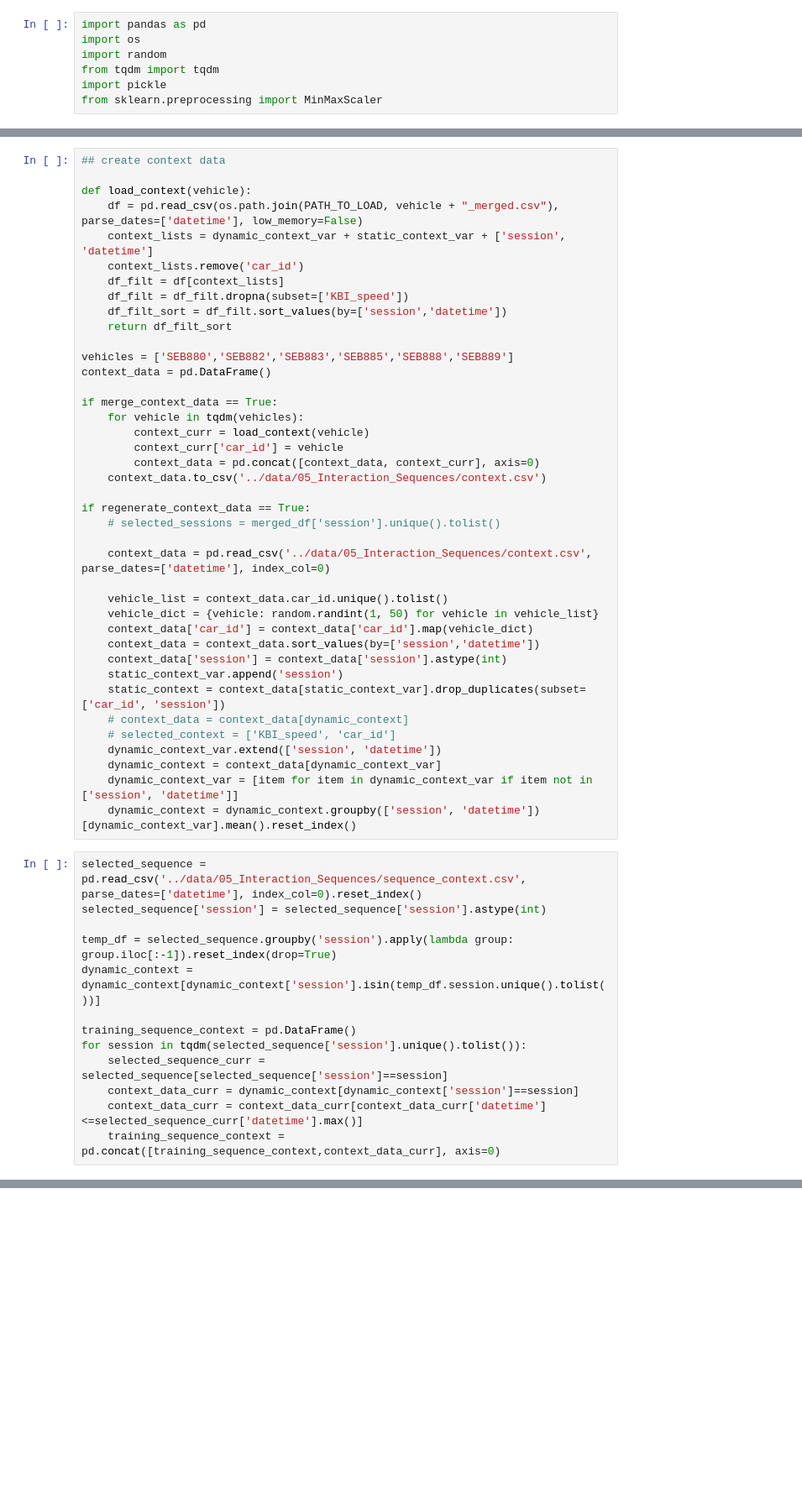
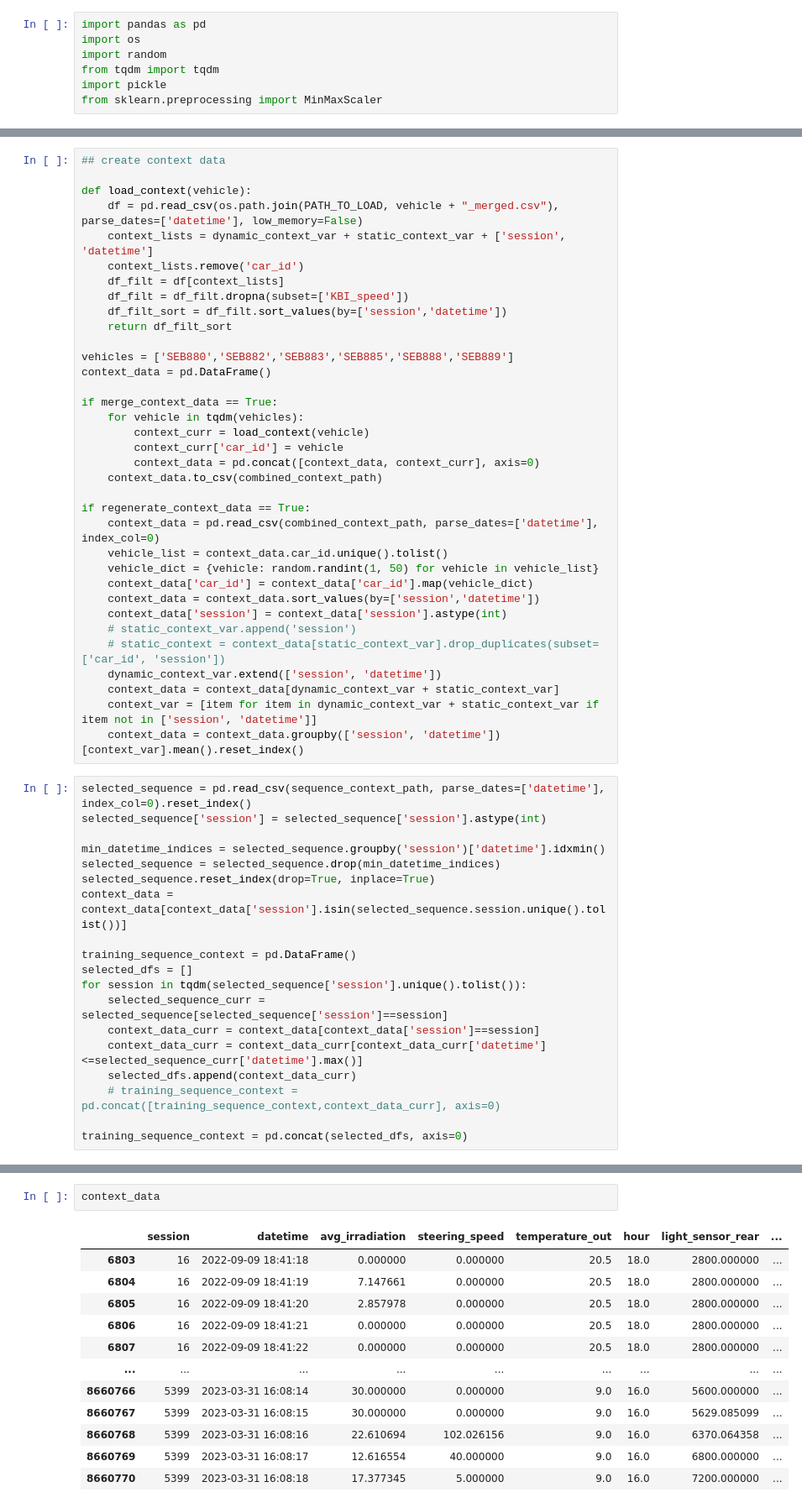
Before and after one commit to sreeragvn/CARSI-II-Master-Thesis-Context-Aware-Recsys, a Jupyter notebook: preprocessing/06_context.ipynb, the cells around one changed output, grey strips where cells are left out. Shown at 84% size. Cells and saved outputs as stored; diff of their text form; blank space fills up the shorter version.

```diff
--- a/preprocessing/06_context.ipynb
+++ b/preprocessing/06_context.ipynb
@@ -76,39 +84,40 @@ if merge_context_data == True:
         context_curr = load_context(vehicle)
         context_curr['car_id'] = vehicle
         context_data = pd.concat([context_data, context_curr], axis=0)
-    context_data.to_csv('../data/05_Interaction_Sequences/context.csv')
+    context_data.to_csv(combined_context_path)
 
 if regenerate_context_data == True:
-    # selected_sessions = merged_df['session'].unique().tolist()
-
-    context_data = pd.read_csv('../data/05_Interaction_Sequences/context.csv', parse_dates=['datetime'], index_col=0)
-
+    context_data = pd.read_csv(combined_context_path, parse_dates=['datetime'], index_col=0)
     vehicle_list = context_data.car_id.unique().tolist()
     vehicle_dict = {vehicle: random.randint(1, 50) for vehicle in vehicle_list}
     context_data['car_id'] = context_data['car_id'].map(vehicle_dict)
     context_data = context_data.sort_values(by=['session','datetime'])
     context_data['session'] = context_data['session'].astype(int)
-    static_context_var.append('session')
-    static_context = context_data[static_context_var].drop_duplicates(subset=['car_id', 'session'])
-    # context_data = context_data[dynamic_context]
-    # selected_context = ['KBI_speed', 'car_id']
+    # static_context_var.append('session')
+    # static_context = context_data[static_context_var].drop_duplicates(subset=['car_id', 'session'])
     dynamic_context_var.extend(['session', 'datetime'])
-    dynamic_context = context_data[dynamic_context_var]
-    dynamic_context_var = [item for item in dynamic_context_var if item not in ['session', 'datetime']]
-    dynamic_context = dynamic_context.groupby(['session', 'datetime'])[dynamic_context_var].mean().reset_index()
+    context_data = context_data[dynamic_context_var + static_context_var]
+    context_var = [item for item in dynamic_context_var + static_context_var if item not in ['session', 'datetime']]
+    context_data = context_data.groupby(['session', 'datetime'])[context_var].mean().reset_index()
 # %%
-selected_sequence = pd.read_csv('../data/05_Interaction_Sequences/sequence_context.csv', parse_dates=['datetime'], index_col=0).reset_index()
+selected_sequence = pd.read_csv(sequence_context_path, parse_dates=['datetime'], index_col=0).reset_index()
 selected_sequence['session'] = selected_sequence['session'].astype(int)
 
-temp_df = selected_sequence.groupby('session').apply(lambda group: group.iloc[:-1]).reset_index(drop=True)
-dynamic_context = dynamic_context[dynamic_context['session'].isin(temp_df.session.unique().tolist())]
+min_datetime_indices = selected_sequence.groupby('session')['datetime'].idxmin()
+selected_sequence = selected_sequence.drop(min_datetime_indices)
+selected_sequence.reset_index(drop=True, inplace=True)
+context_data = context_data[context_data['session'].isin(selected_sequence.session.unique().tolist())]
 
 training_sequence_context = pd.DataFrame()
+selected_dfs = []
 for session in tqdm(selected_sequence['session'].unique().tolist()):
     selected_sequence_curr = selected_sequence[selected_sequence['session']==session]
-    context_data_curr = dynamic_context[dynamic_context['session']==session]
+    context_data_curr = context_data[context_data['session']==session]
     context_data_curr = context_data_curr[context_data_curr['datetime']<=selected_sequence_curr['datetime'].max()]
-    training_sequence_context = pd.concat([training_sequence_context,context_data_curr], axis=0)
+    selected_dfs.append(context_data_curr)
+    # training_sequence_context = pd.concat([training_sequence_context,context_data_curr], axis=0)
+
+training_sequence_context = pd.concat(selected_dfs, axis=0)
 # %%
 # testing_sessions = [16, 25]
 # selected_sequence = selected_sequence[selected_sequence['session'].isin(testing_sessions)]
@@ -214,0 +166,15 @@ test_context_data
+# %%
+context_data
+# %% [output]
+|  | session | datetime | avg_irradiation | steering_speed | temperature_out | hour | light_sensor_rear | ... |
+| 6803 | 16 | 2022-09-09 18:41:18 | 0.000000 | 0.000000 | 20.5 | 18.0 | 2800.000000 | ... |
+| 6804 | 16 | 2022-09-09 18:41:19 | 7.147661 | 0.000000 | 20.5 | 18.0 | 2800.000000 | ... |
+| 6805 | 16 | 2022-09-09 18:41:20 | 2.857978 | 0.000000 | 20.5 | 18.0 | 2800.000000 | ... |
+| 6806 | 16 | 2022-09-09 18:41:21 | 0.000000 | 0.000000 | 20.5 | 18.0 | 2800.000000 | ... |
+| 6807 | 16 | 2022-09-09 18:41:22 | 0.000000 | 0.000000 | 20.5 | 18.0 | 2800.000000 | ... |
+| ... | ... | ... | ... | ... | ... | ... | ... | ... |
+| 8660766 | 5399 | 2023-03-31 16:08:14 | 30.000000 | 0.000000 | 9.0 | 16.0 | 5600.000000 | ... |
+| 8660767 | 5399 | 2023-03-31 16:08:15 | 30.000000 | 0.000000 | 9.0 | 16.0 | 5629.085099 | ... |
+| 8660768 | 5399 | 2023-03-31 16:08:16 | 22.610694 | 102.026156 | 9.0 | 16.0 | 6370.064358 | ... |
+| 8660769 | 5399 | 2023-03-31 16:08:17 | 12.616554 | 40.000000 | 9.0 | 16.0 | 6800.000000 | ... |
+| 8660770 | 5399 | 2023-03-31 16:08:18 | 17.377345 | 5.000000 | 9.0 | 16.0 | 7200.000000 | ... |
```
Also changed, not shown: parts of 14 cells of this notebook, 21 other files.
